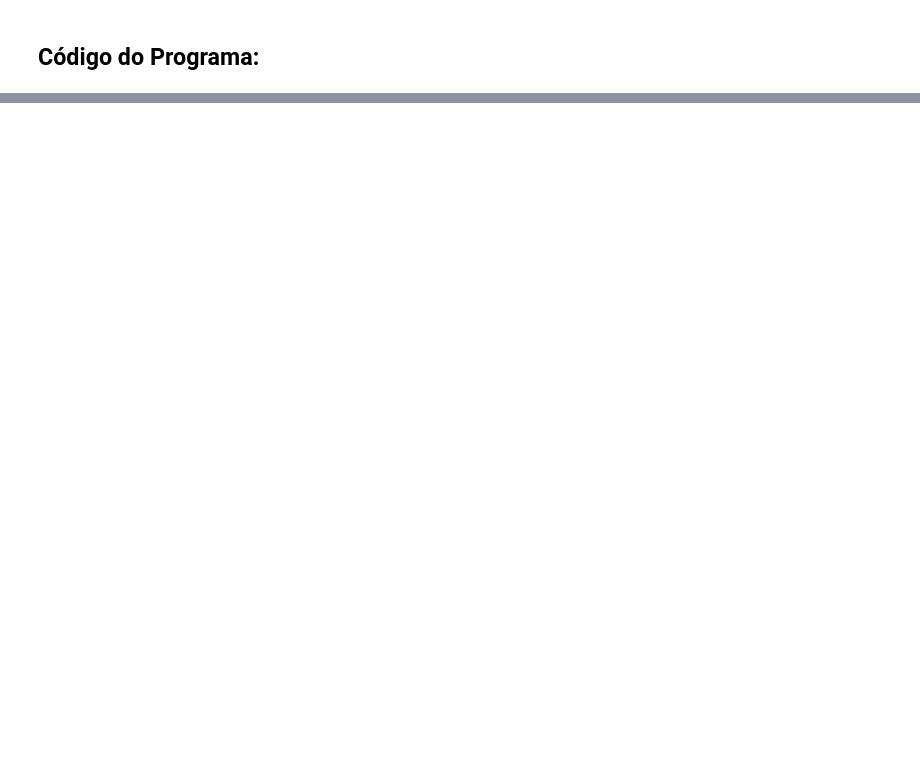
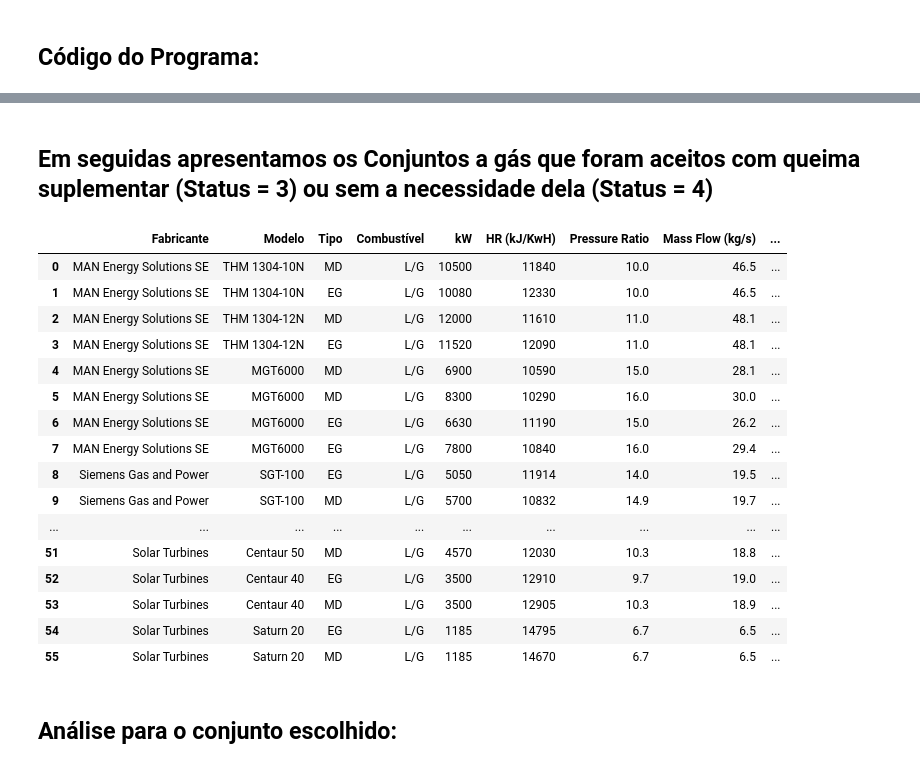
Before and after one commit to gabrielbonfim1/MTP5, a Jupyter notebook: P5mt.ipynb, the cells around one changed output, grey strips where cells are left out. Cells and saved outputs as stored; diff of their text form; code cells hidden in the pictures; blank space fills up the shorter version.

```diff
--- a/P5mt.ipynb
+++ b/P5mt.ipynb
@@ -12,7 +18,8 @@ import pyromat as pm    # Biblioteca de estados termodinâmicas
 # %% [markdown]
 -> Importando o catálogo de turbinas a gás para a variável df (DataFrame)
 # %%
-df = pd.read_excel("https://github.com/gabrielbonfim1/MTP5/blob/main/TurbinasaGas.xlsx?raw=true", sheet_name="Planilha1")
+full_table = pd.read_excel("https://github.com/gabrielbonfim1/MTP5/blob/main/TurbinasaGas.xlsx?raw=true", sheet_name="Planilha1")
+pd.set_option('display.max_rows', None)
 # %% [markdown]
 -> Como todos os exercícios anteriores do ano, vamos assumir turbina a gás utilizando Gás natural, PCI = 50000 kJ/Kg , em paridade térmica.
 -> Além disso assumiremos alguns valores usados previamente. Chequem antes das prova.
@@ -25,8 +34,7 @@ Tchi = 150             #Celsius , temperatura da chaminé inicial.
 # %%
 P_saida =     10        #Pressão de vapor na saida da caldeira de recuperação [MPa]
-T_saida =     450       #Temperatura de saida da água na caldeira (Ta) [C]
-P_entrada =   11.66     #Pressão de vapor na entrada da caldeira de recuperação [MPa]
-T_entrada =   127       #Temperatura de entrada da água na caldeira (Ta) [C]
-mv=          6.96       #Necessidade de vapor vivo a ser gerado [Kg/s]
+T_saida =     500       #Temperatura de saida da água na caldeira (Ta) [C]
+T_entrada =   30       #Temperatura de entrada da água na caldeira (Ta) [C]
+mvt=          25      #Necessidade de vapor vivo total a ser gerado [Kg/s]
 # %% [markdown]
 ## Código do Programa:
@@ -38,0 +165,26 @@ hvs=agua.h(p=P_saida, x=1)
+# %% [markdown]
+## Em seguidas apresentamos os Conjuntos a gás que foram aceitos com queima suplementar (Status = 3) ou sem a necessidade dela (Status = 4)
+# %%
+status = df[(df["Status"]==3) | (df["Status"]==4)]
+status = status.reset_index(drop=True)
+status
+# %% [output]
+|  | Fabricante | Modelo | Tipo | Combustível | kW | HR (kJ/KwH) | Pressure Ratio | Mass Flow (kg/s) | ... |
+| 0 | MAN Energy Solutions SE | THM 1304-10N | MD | L/G | 10500 | 11840 | 10.0 | 46.5 | ... |
+| 1 | MAN Energy Solutions SE | THM 1304-10N | EG | L/G | 10080 | 12330 | 10.0 | 46.5 | ... |
+| 2 | MAN Energy Solutions SE | THM 1304-12N | MD | L/G | 12000 | 11610 | 11.0 | 48.1 | ... |
+| 3 | MAN Energy Solutions SE | THM 1304-12N | EG | L/G | 11520 | 12090 | 11.0 | 48.1 | ... |
+| 4 | MAN Energy Solutions SE | MGT6000 | MD | L/G | 6900 | 10590 | 15.0 | 28.1 | ... |
+| 5 | MAN Energy Solutions SE | MGT6000 | MD | L/G | 8300 | 10290 | 16.0 | 30.0 | ... |
+| 6 | MAN Energy Solutions SE | MGT6000 | EG | L/G | 6630 | 11190 | 15.0 | 26.2 | ... |
+| 7 | MAN Energy Solutions SE | MGT6000 | EG | L/G | 7800 | 10840 | 16.0 | 29.4 | ... |
+| 8 | Siemens Gas and Power | SGT-100 | EG | L/G | 5050 | 11914 | 14.0 | 19.5 | ... |
+| 9 | Siemens Gas and Power | SGT-100 | MD | L/G | 5700 | 10832 | 14.9 | 19.7 | ... |
+| ... | ... | ... | ... | ... | ... | ... | ... | ... | ... |
+| 51 | Solar Turbines | Centaur 50 | MD | L/G | 4570 | 12030 | 10.3 | 18.8 | ... |
+| 52 | Solar Turbines | Centaur 40 | EG | L/G | 3500 | 12910 | 9.7 | 19.0 | ... |
+| 53 | Solar Turbines | Centaur 40 | MD | L/G | 3500 | 12905 | 10.3 | 18.9 | ... |
+| 54 | Solar Turbines | Saturn 20 | EG | L/G | 1185 | 14795 | 6.7 | 6.5 | ... |
+| 55 | Solar Turbines | Saturn 20 | MD | L/G | 1185 | 14670 | 6.7 | 6.5 | ... |
+# %% [markdown]
+## Análise para o conjunto escolhido:
```
Also changed, not shown: parts of 5 cells of this notebook.
